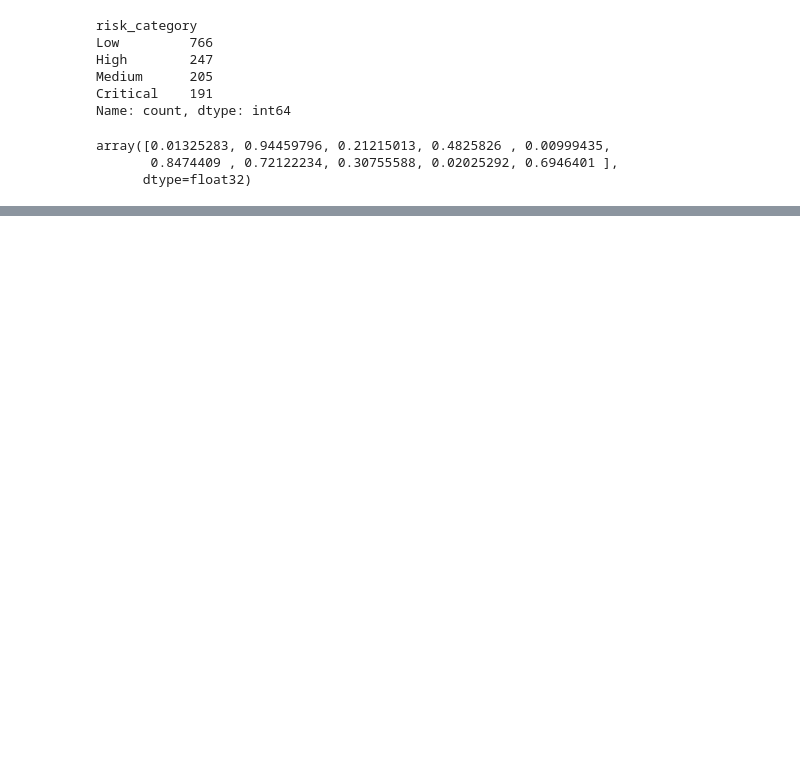
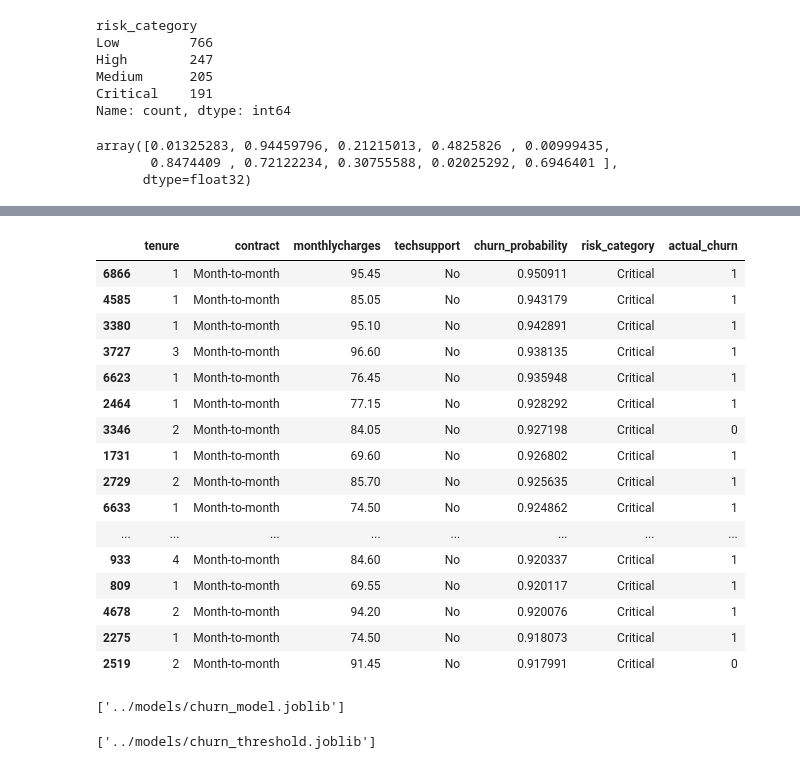
Before and after one commit to Akshit-Singh-00/customer-churn-ai, a Jupyter notebook: notebooks/04_model_experiments.ipynb, the cells around one changed output, grey strips where cells are left out. Saved outputs shown, nothing was run; the diff lists cells and outputs as text; code cells hidden in the pictures; blank space fills up the shorter version.

```diff
--- a/notebooks/04_model_experiments.ipynb
+++ b/notebooks/04_model_experiments.ipynb
@@ -958,0 +1548,3 @@ comparison_df.to_csv(
+# %%
+# Create final customer risk table
+risk_results = X_test.copy()
@@ -958,0 +1585,33 @@ comparison_df.to_csv(
+# %%
+risk_results[
+    [
+        "tenure",
+        "contract",
+        "monthlycharges",
+        "techsupport",
+        "churn_probability",
+        "risk_category",
+        "actual_churn"
+    ]
+].sort_values(
+    "churn_probability",
+    ascending=False
+).head(20)
+# %% [output]
+|  | tenure | contract | monthlycharges | techsupport | churn_probability | risk_category | actual_churn |
+| 6866 | 1 | Month-to-month | 95.45 | No | 0.950911 | Critical | 1 |
+| 4585 | 1 | Month-to-month | 85.05 | No | 0.943179 | Critical | 1 |
+| 3380 | 1 | Month-to-month | 95.10 | No | 0.942891 | Critical | 1 |
+| 3727 | 3 | Month-to-month | 96.60 | No | 0.938135 | Critical | 1 |
+| 6623 | 1 | Month-to-month | 76.45 | No | 0.935948 | Critical | 1 |
+| 2464 | 1 | Month-to-month | 77.15 | No | 0.928292 | Critical | 1 |
+| 3346 | 2 | Month-to-month | 84.05 | No | 0.927198 | Critical | 0 |
+| 1731 | 1 | Month-to-month | 69.60 | No | 0.926802 | Critical | 1 |
+| 2729 | 2 | Month-to-month | 85.70 | No | 0.925635 | Critical | 1 |
+| 6633 | 1 | Month-to-month | 74.50 | No | 0.924862 | Critical | 1 |
+| ... | ... | ... | ... | ... | ... | ... | ... |
+| 933 | 4 | Month-to-month | 84.60 | No | 0.920337 | Critical | 1 |
+| 809 | 1 | Month-to-month | 69.55 | No | 0.920117 | Critical | 1 |
+| 4678 | 2 | Month-to-month | 94.20 | No | 0.920076 | Critical | 1 |
+| 2275 | 1 | Month-to-month | 74.50 | No | 0.918073 | Critical | 1 |
+| 2519 | 2 | Month-to-month | 91.45 | No | 0.917991 | Critical | 0 |
@@ -958,0 +1621,14 @@ comparison_df.to_csv(
+# %%
+joblib.dump(
+    tuned_model,
+    "../models/churn_model.joblib"
+)
+# %% [output]
+['../models/churn_model.joblib']
+# %%
+joblib.dump(
+    best_threshold,
+    "../models/churn_threshold.joblib"
+)
+# %% [output]
+['../models/churn_threshold.joblib']
```
Also changed, not shown: parts of 51 cells of this notebook.
